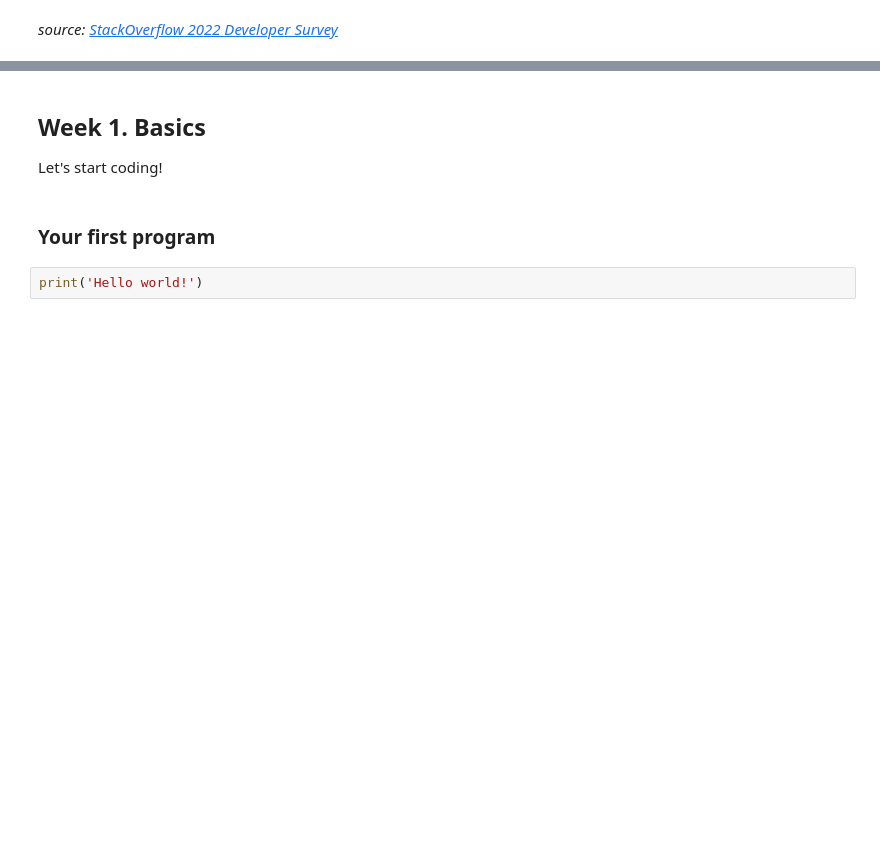
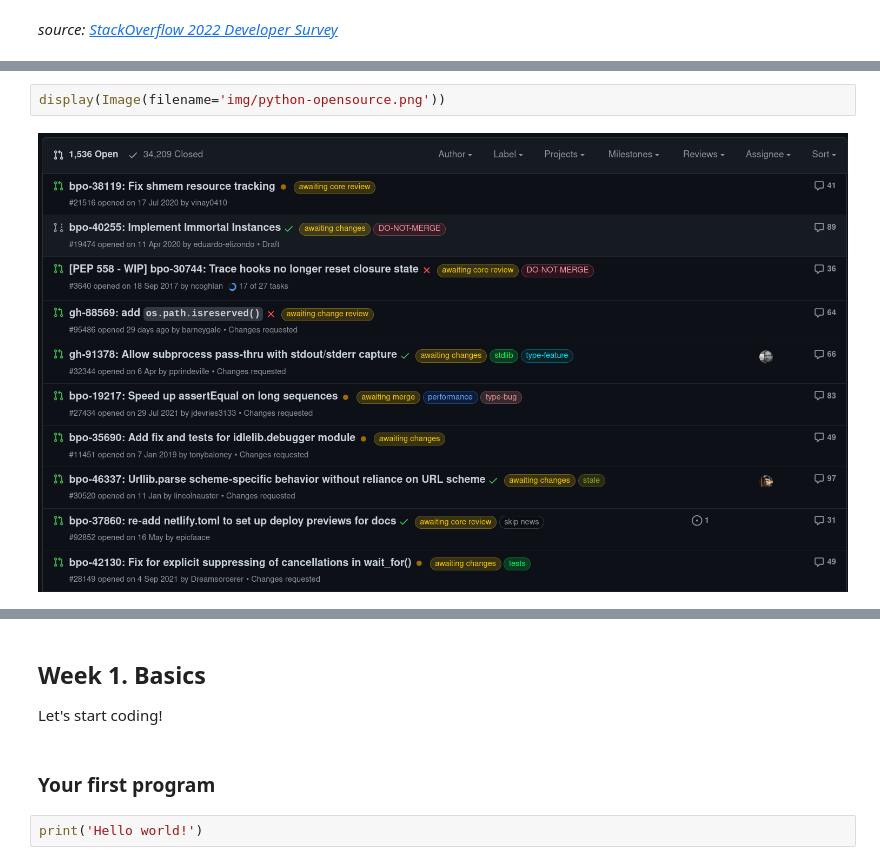
Before and after one commit to alexpoov/Py4SC, a Jupyter notebook: politics.ipynb, the cells around one changed output, grey strips where cells are left out. Drawn from its saved outputs; the diff is of its cells as text; blank space fills up the shorter version.

```diff
--- a/politics.ipynb
+++ b/politics.ipynb
@@ -68,0 +71,4 @@ display(Image(filename='img/Stack Overflow Survey 22.png', embed=True))
+# %%
+display(Image(filename='img/python-opensource.png'))
+# %% [output]
+[figure, added]
```
Also changed, not shown: parts of 23 cells of this notebook, 3 other files.
